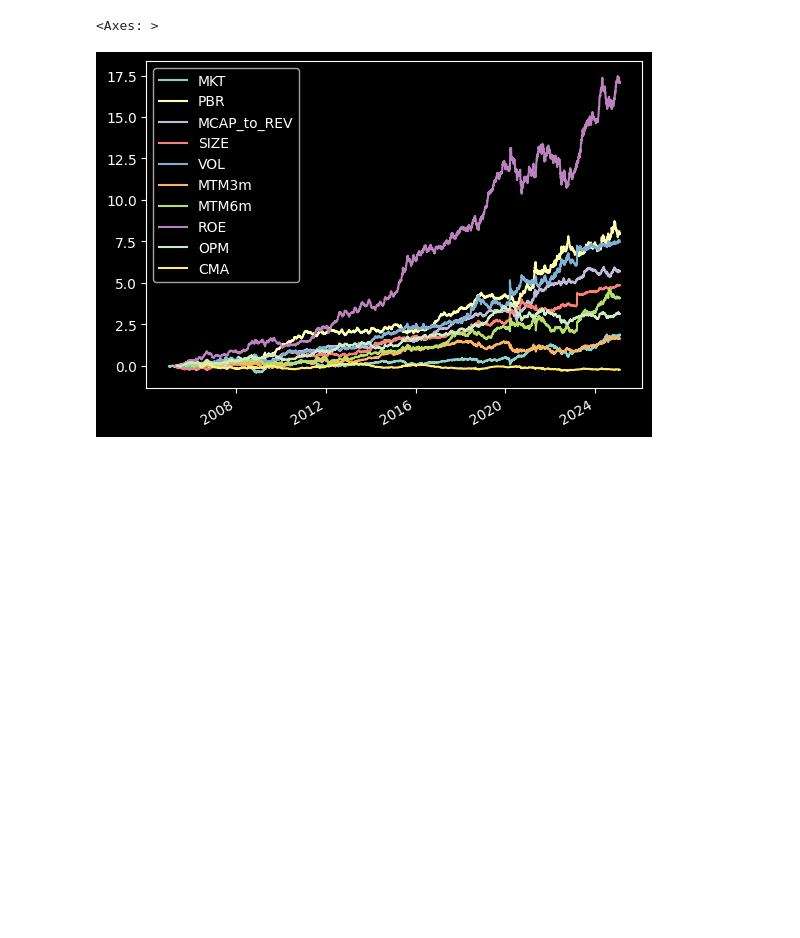
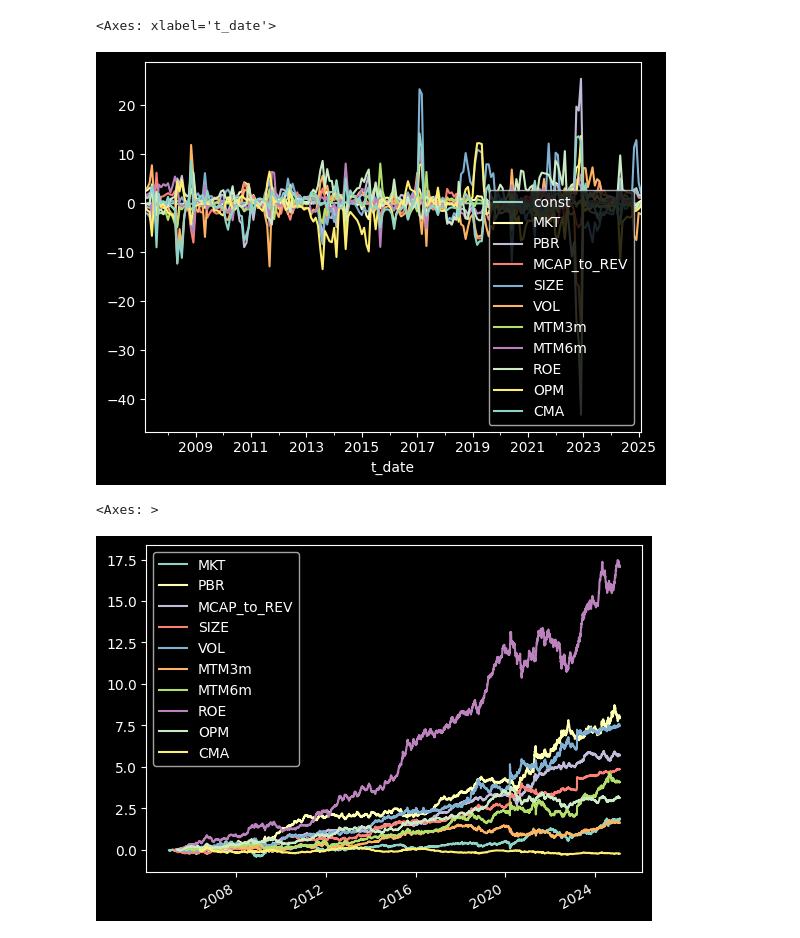
Before and after one commit to DeepLeek-quant/scythe-quant, a Jupyter notebook: examples/examples.ipynb, the cells around one changed output. Drawn from its saved outputs; the diff is of its cells as text; code cells hidden in the pictures; blank space fills up the shorter version.

```diff
--- a/examples/examples.ipynb
+++ b/examples/examples.ipynb
@@ -14,3 +323,8 @@ db._update_factor_model()
+# %%
+rolling_params.dropna().plot()
+# %% [output]
+<Axes: xlabel='t_date'>
+[figure, added]
 # %%
 ((1+db.read_dataset('factor_model')).cumprod()-1).plot()
 # %% [output]
```
Also changed, not shown: parts of 19 cells of this notebook, 4 other files.
